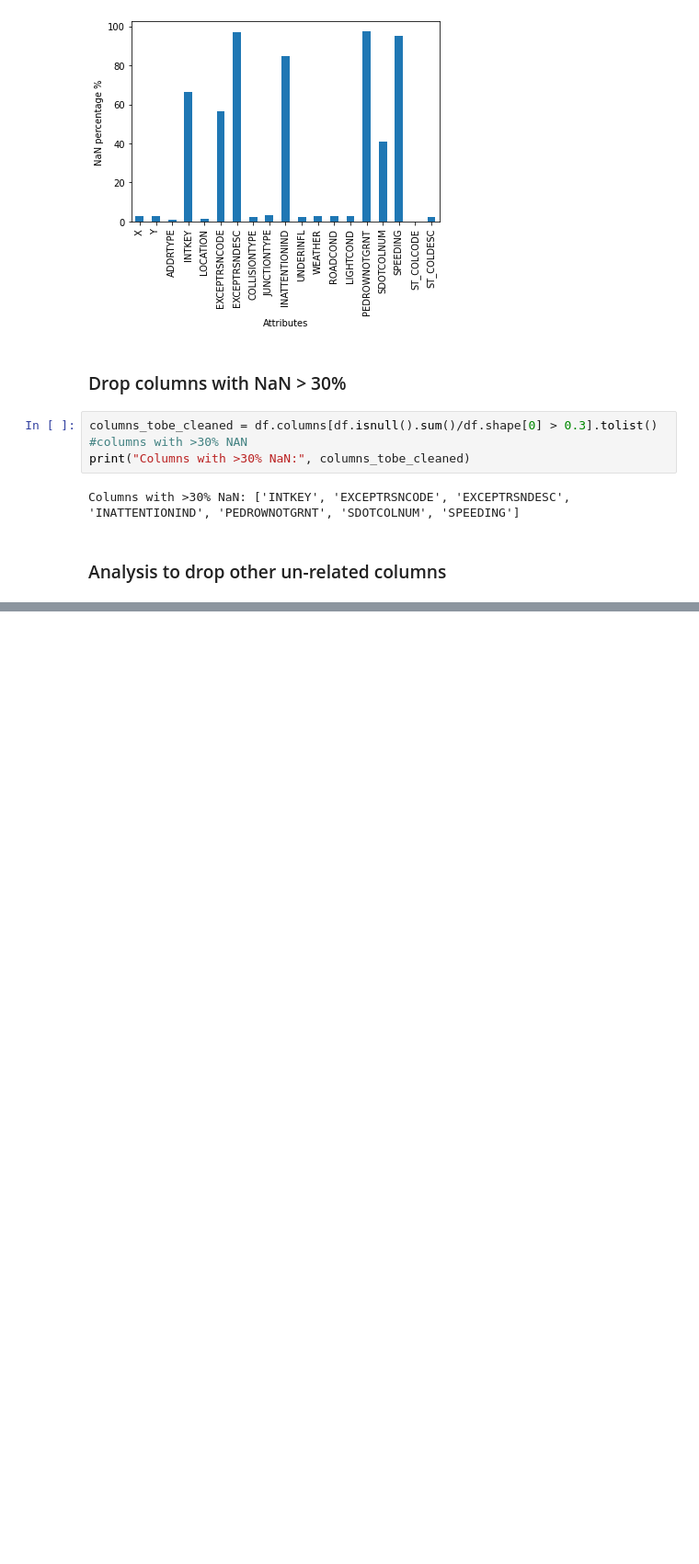
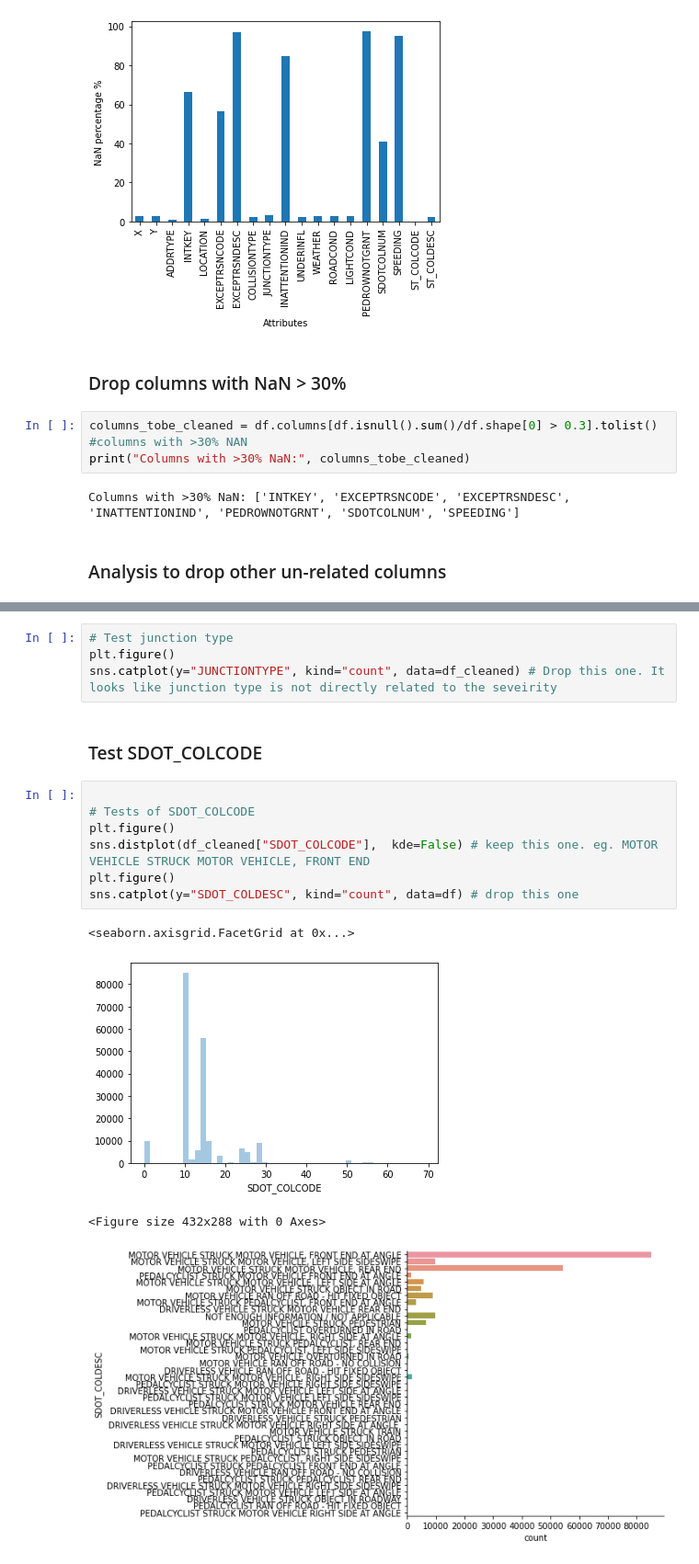
Before and after one commit to wgwei/Coursera_Capstone, a Jupyter notebook: Project_capstone.ipynb, the cells around one changed output, grey strips where cells are left out. Shown at 92% size. Saved outputs shown, nothing was run; the diff lists cells and outputs as text; blank space fills up the shorter version.

```diff
--- a/Project_capstone.ipynb
+++ b/Project_capstone.ipynb
@@ -188,0 +205,18 @@ Name: ADDRTYPE, dtype: object
+# %%
+# Test junction type
+plt.figure()
+sns.catplot(y="JUNCTIONTYPE", kind="count", data=df_cleaned) # Drop this one. It looks like junction type is not directly related to the seveirity
+# %% [markdown]
+### Test SDOT_COLCODE
+# %%
+
+# Tests of SDOT_COLCODE
+plt.figure()
+sns.distplot(df_cleaned["SDOT_COLCODE"],  kde=False) # keep this one. eg. MOTOR VEHICLE STRUCK MOTOR VEHICLE, FRONT END
+plt.figure()
+sns.catplot(y="SDOT_COLDESC", kind="count", data=df) # drop this one
+# %% [output]
+<seaborn.axisgrid.FacetGrid at 0x...>
+[figure, added]
+<Figure size 432x288 with 0 Axes>
+[figure, added]
```
Also changed, not shown: parts of 13 cells of this notebook.
